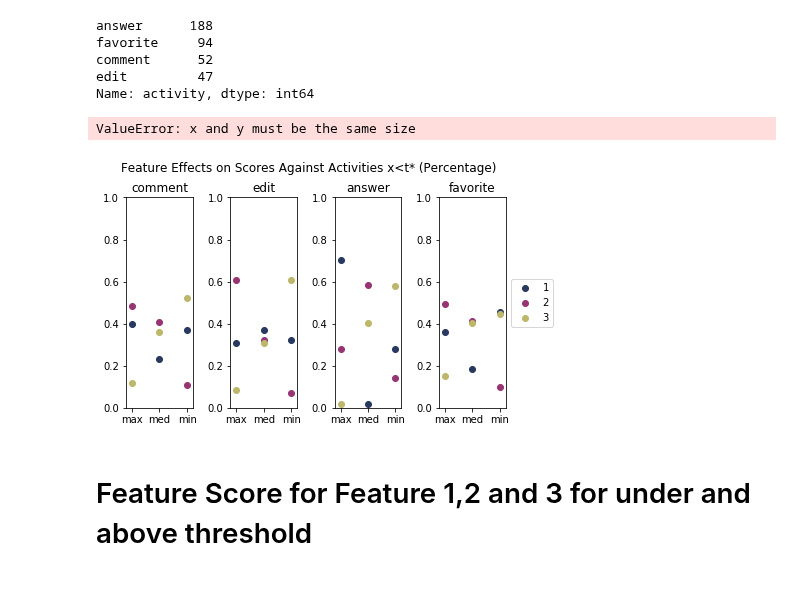
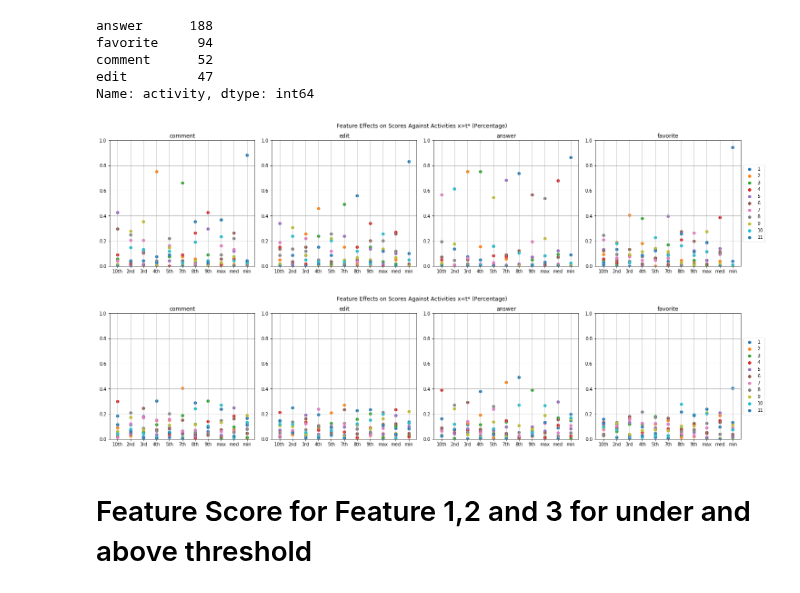
Before and after one commit to MaksimDan/160-Stackoverflow, a Jupyter notebook: source/residual_analysis/residual_analysis.ipynb, the cells around one changed output. Saved outputs shown, nothing was run; the diff lists cells and outputs as text; code cells hidden in the pictures.

Commit message:
added plots

```diff
--- a/source/residual_analysis/residual_analysis.ipynb
+++ b/source/residual_analysis/residual_analysis.ipynb
@@ -278,8 +254,45 @@ def stacked_bar_per(data, suptitle):
+# %%
+def effects_scores(data,activity):
+    """give percentile of rank for each feature
+
+    Argument: input data (pd DataFrame) -  the input data
+
+    Return: pd.DataFrame - table with percentage
+    """
+    f_ranks = data[data['activity'] == activity]['feature_rank']
+
+    ranks = np.array([np.array(xi) for xi in f_ranks])
+    df = pd.DataFrame([np.bincount(ranks[:,i]) for i in range(11)]).fillna(0).set_index([['min','2nd','3rd','4th','5th','med','7th','8th',\
+                                                                                          '9th','10th','max']])
+
+    df.columns = df.columns.astype(str)
+    df = df.drop('0',1).apply(lambda x: x/float(sum(x)))
+    return df
+# %%
+def scatter_per(data, suptitle):
+    """ input data in a pd dataframe to plot graph, suptitle (str) - graph suptitle
+    """
+    plt.figure(figsize=(20,5))
+
+    for i in range(len(feature_rank.activity.unique())):
+        activity = feature_rank.activity.unique()[i]
+        df = effects_scores(data,activity)
+        ax = plt.subplot(1,4,i+1)
+        plt.tight_layout(rect=[0, 0.03, 1, 0.95])
+        for i in range(11):
+            values = df.iloc[i]
+            ax.scatter(df.index, values,  cmap = 'tab20b')
+        plt.title(activity)
+        plt.ylim(0,1)
+        plt.grid()
+    ax.legend(df.columns,loc='center left', bbox_to_anchor=(1, 0.5))
+    plt.suptitle(suptitle)
+    plt.show()
 # %%
-stacked_bar_per(over_thres, 'Feature Effects on Scores Against Activities x>t* (Percentage)')
+scatter_per(over_thres, 'Feature Effects on Scores Against Activities x>t* (Percentage)')
 # %% [output]
-ValueError: x and y must be the same size
+[figure, added]
 # %%
-stacked_bar_per(under_thres, 'Feature Effects on Scores Against Activities x<t* (Percentage)')
+scatter_per(under_thres, 'Feature Effects on Scores Against Activities x<t* (Percentage)')
 # %% [output]
-[figure, old version]
+[figure, new version]
```
Also changed, not shown: parts of 8 cells of this notebook, 1 other file.
